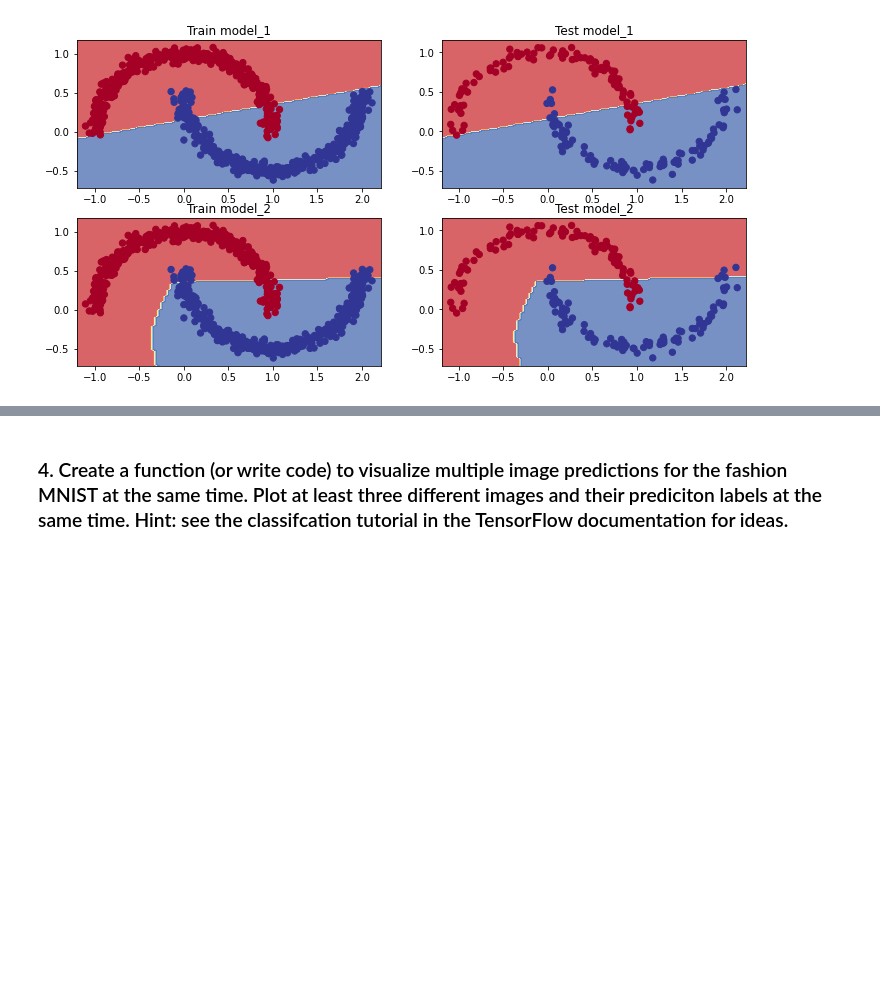
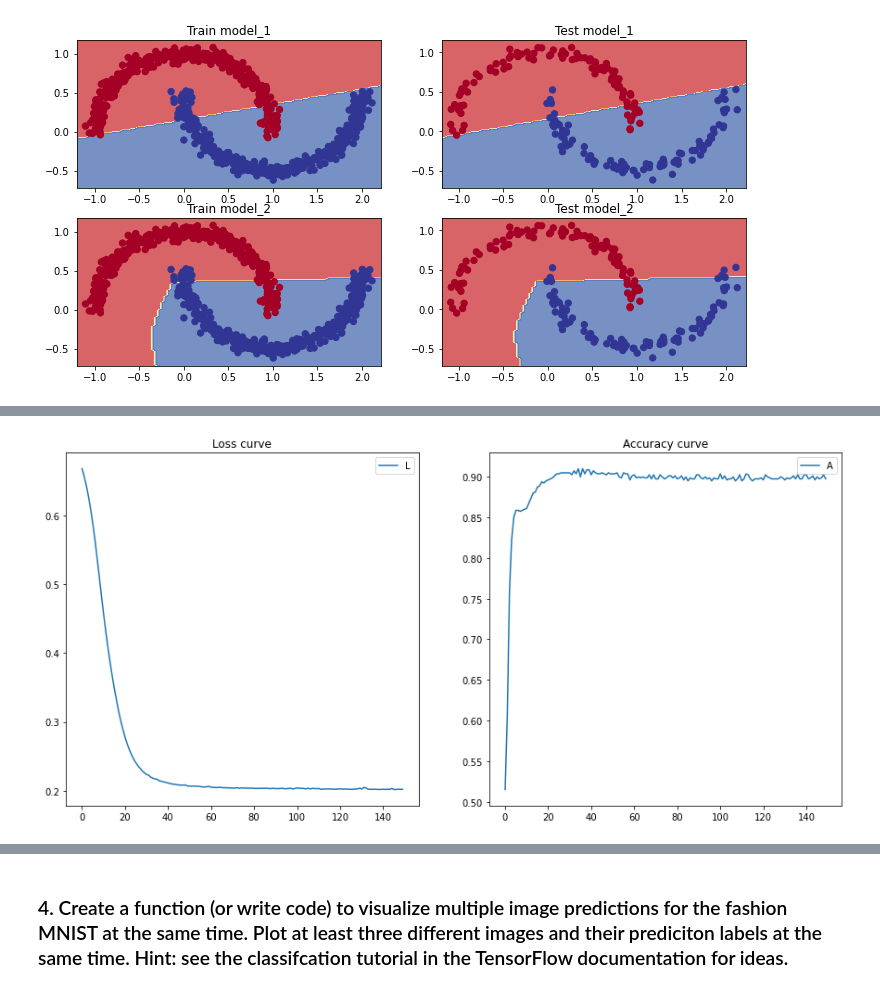
Before and after one commit to danchaud-vincent/tensorflow-deep-learning, a Jupyter notebook: exercices-solutions/02-Neural_Network_For_Classification_problem_Exercices.ipynb, the cells around one changed output, grey strips where cells are left out. Saved outputs shown, nothing was run; the diff lists cells and outputs as text; code cells hidden in the pictures; blank space fills up the shorter version.

```diff
--- a/exercices-solutions/02-Neural_Network_For_Classification_problem_Exercices.ipynb
+++ b/exercices-solutions/02-Neural_Network_For_Classification_problem_Exercices.ipynb
@@ -299,0 +354,17 @@ Let's try to find the best learning rate in order to improve our model if possib
+# %%
+tf.random.set_seed(42)
+
+# create a model
+model_4 = tf.keras.Sequential([
+    tf.keras.layers.Dense(6,activation="relu"),
+    tf.keras.layers.Dense(6,activation="relu"),
+    tf.keras.layers.Dense(6,activation="relu"),
+    tf.keras.layers.Dense(1,activation="sigmoid")
+])
+
+# compile
+model_4.compile(loss = tf.keras.losses.BinaryCrossentropy(),
+                optimizer = tf.keras.optimizers.Adam(learning_rate=0.0006),
+                metrics = ["accuracy"])
+
+history_4 = model_4.fit(X_train,y_train,epochs = 150)
@@ -299,0 +401,10 @@ Let's try to find the best learning rate in order to improve our model if possib
+# %%
+# See the learning curves
+fig,axs = plt.subplots(1,2,figsize=(15,7))
+pd.DataFrame(history_4.history["loss"]).plot(ax=axs[0],title="Loss curve")
+axs[0].legend("Loss")
+pd.DataFrame(history_4.history["accuracy"]).plot(ax=axs[1],title="Accuracy curve")
+axs[1].legend("Accuracy")
+plt.show()
+# %% [output]
+[figure, added]
```
Also changed, not shown: parts of 13 cells of this notebook.
